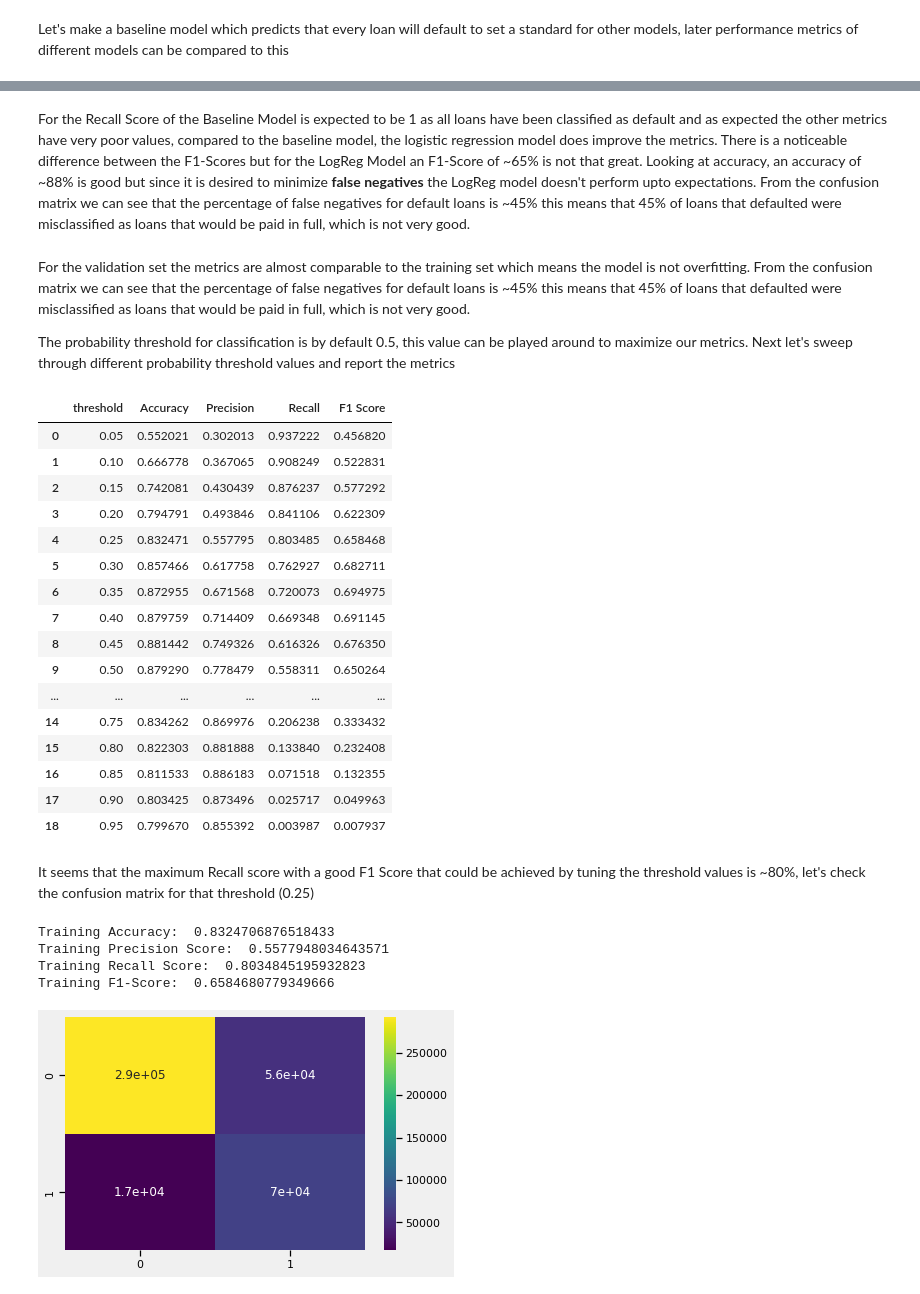
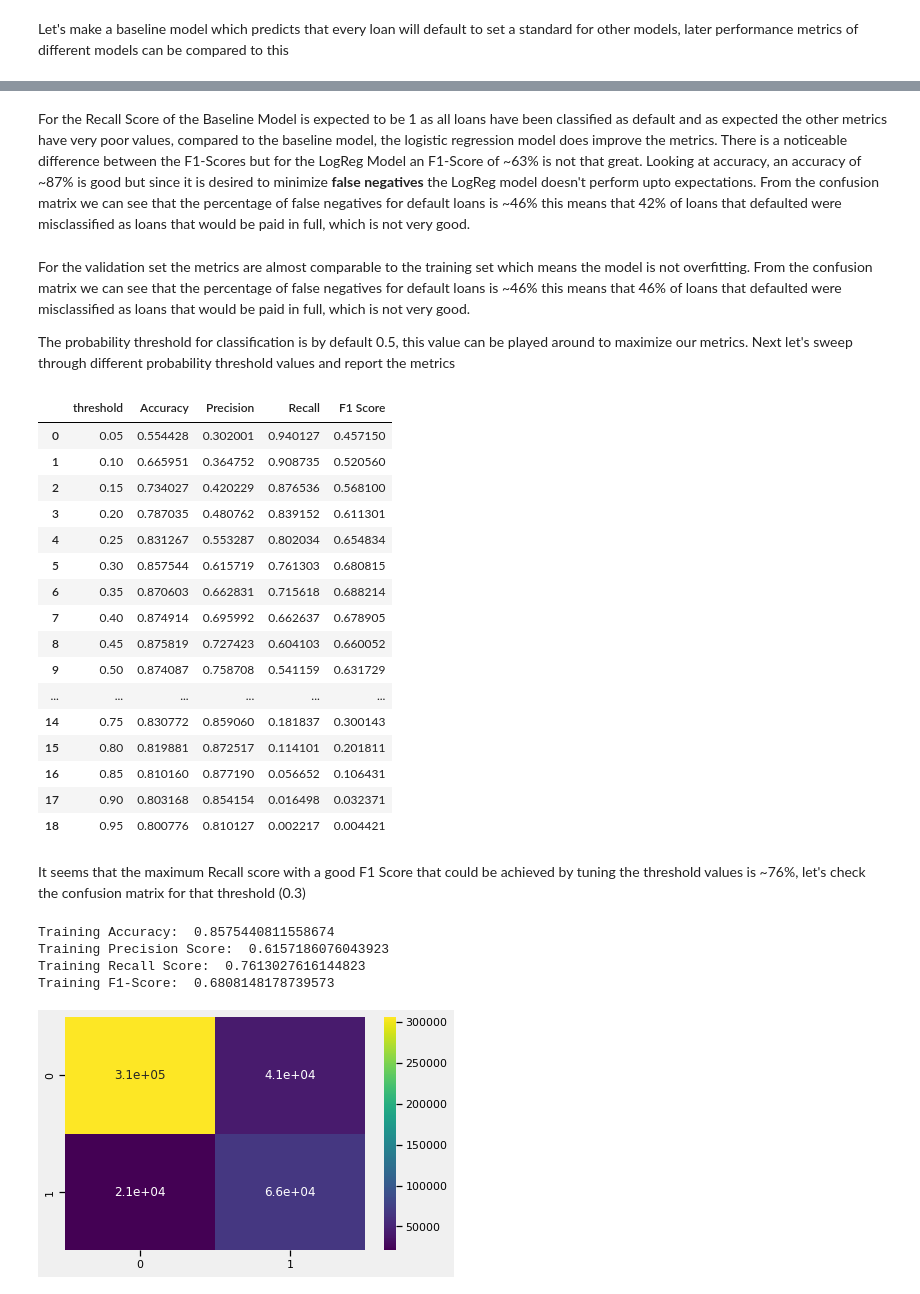
Before and after one commit to CIV2T1PEY/CIV1498-Group-Project, a Jupyter notebook: Final.ipynb, the cells around one changed output, grey strips where cells are left out. Saved outputs shown, nothing was run; the diff lists cells and outputs as text; code cells hidden in the pictures.

```diff
--- a/Final.ipynb
+++ b/Final.ipynb
@@ -2112,10 +2114,13 @@ memory usage: 172.3+ MB
  - 'MIS_Status' - 'Default' replaces this as the target variable
 # %%
 # Dropping insignificant columns
-Modelling_df.drop(columns = ['Unnamed: 0', 'Unnamed: 0.1', 'Unnamed: 0.1.1', 'LoanNr_ChkDgt', 'Name', 'City', 'Zip', 'Bank', 'NAICS',
-                      'FranchiseCode', 'ApprovalDate', 'DisbursementDate', 'BalanceGross',
-                      'ChgOffPrinGr', 'SBA_Appv', 'MIS_Status'], inplace = True)
+FinalDFforModelling.drop(columns = ['Unnamed: 0', 'Unnamed: 0.1', 'Unnamed: 0.1.1', 'Unnamed: 0.1.1.1',
+                                    'LoanNr_ChkDgt', 'Name', 'City', 'Zip', 'Bank', 'NAICS',
+                                    'FranchiseCode', 'ApprovalDate', 'DisbursementDate', 'BalanceGross',
+                                    'ChgOffPrinGr', 'SBA_Appv', 'MIS_Status', 'index', 'SBA_backed_portion_x',
+                                    'SBA_backed_portion_y', 'Month', 'Average_State_Income',
+                                    'State', 'BankState'], inplace = True)
 
 #Sanity Check
-Modelling_df.isnull().sum()
+FinalDFforModelling.isnull().sum()
 # %% [output]
@@ -2162,5 +2145,5 @@ dtype: int64
 First let's import necessary modules and libraries needed for modelling
 # %%
 # One-Hot Encoding Categorical Features
-Modelling_df = pd.get_dummies(Modelling_df)
+FinalDFforModelling = pd.get_dummies(FinalDFforModelling)
 # %%
@@ -2182,13 +2165,13 @@ from sklearn.metrics import confusion_matrix, plot_confusion_matrix
 Next let's split our dataset in to training, validation and test sets
 # %%
 # Splitting the dataset
-features = Modelling_df.drop(columns = ['Default'])
-target = Modelling_df['Default']
+features = FinalDFforModelling.drop(columns = ['Default'])
+target = FinalDFforModelling['Default']
 
 # Splitting for Validation
 X_train, X_val, y_train, y_val = train_test_split(features, target, test_size = 0.15, random_state = 0)
 
-print(Modelling_df.shape, '\n')
+print(FinalDFforModelling.shape, '\n')
 print(X_train.shape, y_train.shape, '\n')
 print(X_val.shape, y_val.shape, '\n')
 # %% [output]
@@ -2286,7 +2268,7 @@ Baseline Validation F1-Score:  0.33938372444790177
 # %% [markdown]
-For the Recall Score of the Baseline Model is expected to be 1 as all loans have been classified as default and as expected the other metrics have very poor values, compared to the baseline model, the logistic regression model does improve the metrics. There is a noticeable difference between the F1-Scores but for the LogReg Model an F1-Score of ~65% is not that great. Looking at accuracy, an accuracy of ~88% is good but since it is desired to minimize <b>false negatives</b> the LogReg model doesn't perform upto expectations. From the confusion matrix we can see that the percentage of false negatives for default loans is ~45% this means that 45% of loans that defaulted were misclassified as loans that would be paid in full, which is not very good.
+For the Recall Score of the Baseline Model is expected to be 1 as all loans have been classified as default and as expected the other metrics have very poor values, compared to the baseline model, the logistic regression model does improve the metrics. There is a noticeable difference between the F1-Scores but for the LogReg Model an F1-Score of ~63% is not that great. Looking at accuracy, an accuracy of ~87% is good but since it is desired to minimize <b>false negatives</b> the LogReg model doesn't perform upto expectations. From the confusion matrix we can see that the percentage of false negatives for default loans is ~46% this means that 42% of loans that defaulted were misclassified as loans that would be paid in full, which is not very good.
 # %% [markdown]
-For the validation set the metrics are almost comparable to the training set which means the model is not overfitting.  From the confusion matrix we can see that the percentage of false negatives for default loans is ~45% this means that 45% of loans that defaulted were misclassified as loans that would be paid in full, which is not very good.
+For the validation set the metrics are almost comparable to the training set which means the model is not overfitting.  From the confusion matrix we can see that the percentage of false negatives for default loans is ~46% this means that 46% of loans that defaulted were misclassified as loans that would be paid in full, which is not very good.
 
 The probability threshold for classification is by default 0.5, this value can be played around to maximize our metrics. Next let's sweep through different probability threshold values and report the metrics
 # %%
@@ -2317,40 +2299,40 @@ metrics_df['F1 Score'] = F1_Score_arr.values()
 metrics_df
 # %% [output]
 |  | threshold | Accuracy | Precision | Recall | F1 Score |
-| 0 | 0.05 | 0.552021 | 0.302013 | 0.937222 | 0.456820 |
-| 1 | 0.10 | 0.666778 | 0.367065 | 0.908249 | 0.522831 |
-| 2 | 0.15 | 0.742081 | 0.430439 | 0.876237 | 0.577292 |
-| 3 | 0.20 | 0.794791 | 0.493846 | 0.841106 | 0.622309 |
-| 4 | 0.25 | 0.832471 | 0.557795 | 0.803485 | 0.658468 |
-| 5 | 0.30 | 0.857466 | 0.617758 | 0.762927 | 0.682711 |
-| 6 | 0.35 | 0.872955 | 0.671568 | 0.720073 | 0.694975 |
-| 7 | 0.40 | 0.879759 | 0.714409 | 0.669348 | 0.691145 |
-| 8 | 0.45 | 0.881442 | 0.749326 | 0.616326 | 0.676350 |
-| 9 | 0.50 | 0.879290 | 0.778479 | 0.558311 | 0.650264 |
+| 0 | 0.05 | 0.554428 | 0.302001 | 0.940127 | 0.457150 |
+| 1 | 0.10 | 0.665951 | 0.364752 | 0.908735 | 0.520560 |
+| 2 | 0.15 | 0.734027 | 0.420229 | 0.876536 | 0.568100 |
+| 3 | 0.20 | 0.787035 | 0.480762 | 0.839152 | 0.611301 |
+| 4 | 0.25 | 0.831267 | 0.553287 | 0.802034 | 0.654834 |
+| 5 | 0.30 | 0.857544 | 0.615719 | 0.761303 | 0.680815 |
+| 6 | 0.35 | 0.870603 | 0.662831 | 0.715618 | 0.688214 |
+| 7 | 0.40 | 0.874914 | 0.695992 | 0.662637 | 0.678905 |
+| 8 | 0.45 | 0.875819 | 0.727423 | 0.604103 | 0.660052 |
+| 9 | 0.50 | 0.874087 | 0.758708 | 0.541159 | 0.631729 |
 | ... | ... | ... | ... | ... | ... |
-| 14 | 0.75 | 0.834262 | 0.869976 | 0.206238 | 0.333432 |
-| 15 | 0.80 | 0.822303 | 0.881888 | 0.133840 | 0.232408 |
-| 16 | 0.85 | 0.811533 | 0.886183 | 0.071518 | 0.132355 |
-| 17 | 0.90 | 0.803425 | 0.873496 | 0.025717 | 0.049963 |
-| 18 | 0.95 | 0.799670 | 0.855392 | 0.003987 | 0.007937 |
+| 14 | 0.75 | 0.830772 | 0.859060 | 0.181837 | 0.300143 |
+| 15 | 0.80 | 0.819881 | 0.872517 | 0.114101 | 0.201811 |
+| 16 | 0.85 | 0.810160 | 0.877190 | 0.056652 | 0.106431 |
+| 17 | 0.90 | 0.803168 | 0.854154 | 0.016498 | 0.032371 |
+| 18 | 0.95 | 0.800776 | 0.810127 | 0.002217 | 0.004421 |
 # %% [markdown]
-It seems that the maximum Recall score with a good F1 Score that could be achieved by tuning the threshold values is ~80%, let's check the confusion matrix for that threshold (0.25)
+It seems that the maximum Recall score with a good F1 Score that could be achieved by tuning the threshold values is ~76%, let's check the confusion matrix for that threshold (0.3)
 # %%
 # Applying the probability threshold to Training Predictions
-y_train_pred = (y_train_pred_proba >= 0.25).astype('int64')[:, 1]
+y_train_pred = (y_train_pred_proba >= 0.3).astype('int64')[:, 1]
 
 # Performance Metrics
 print('Training Accuracy: ', accuracy_score(y_train.to_numpy().reshape(-1, 1), y_train_pred))
 print('Training Precision Score: ', precision_score(y_train.to_numpy().reshape(-1, 1), y_train_pred))
 print('Training Recall Score: ', recall_score(y_train.to_numpy().reshape(-1, 1), y_train_pred))
 print('Training F1-Score: ', f1_score(y_train.to_numpy().reshape(-1, 1), y_train_pred))
 con_mat = confusion_matrix(y_train.to_numpy().reshape(-1, 1), y_train_pred)
 con_mat = pd.DataFrame(data = con_mat, index = [0, 1], columns = [0, 1])
 plot12 = sns.heatmap(con_mat, annot = True, cmap = 'viridis')
 # %% [output]
-Training Accuracy:  0.8324706876518433
-Training Precision Score:  0.5577948034643571
-Training Recall Score:  0.8034845195932823
-Training F1-Score:  0.6584680779349666
+Training Accuracy:  0.8575440811558674
+Training Precision Score:  0.6157186076043923
+Training Recall Score:  0.7613027616144823
+Training F1-Score:  0.6808148178739573
-[figure, old version]
+[figure, new version]
 # %% [markdown]
```
Also changed, not shown: parts of 109 cells of this notebook.
